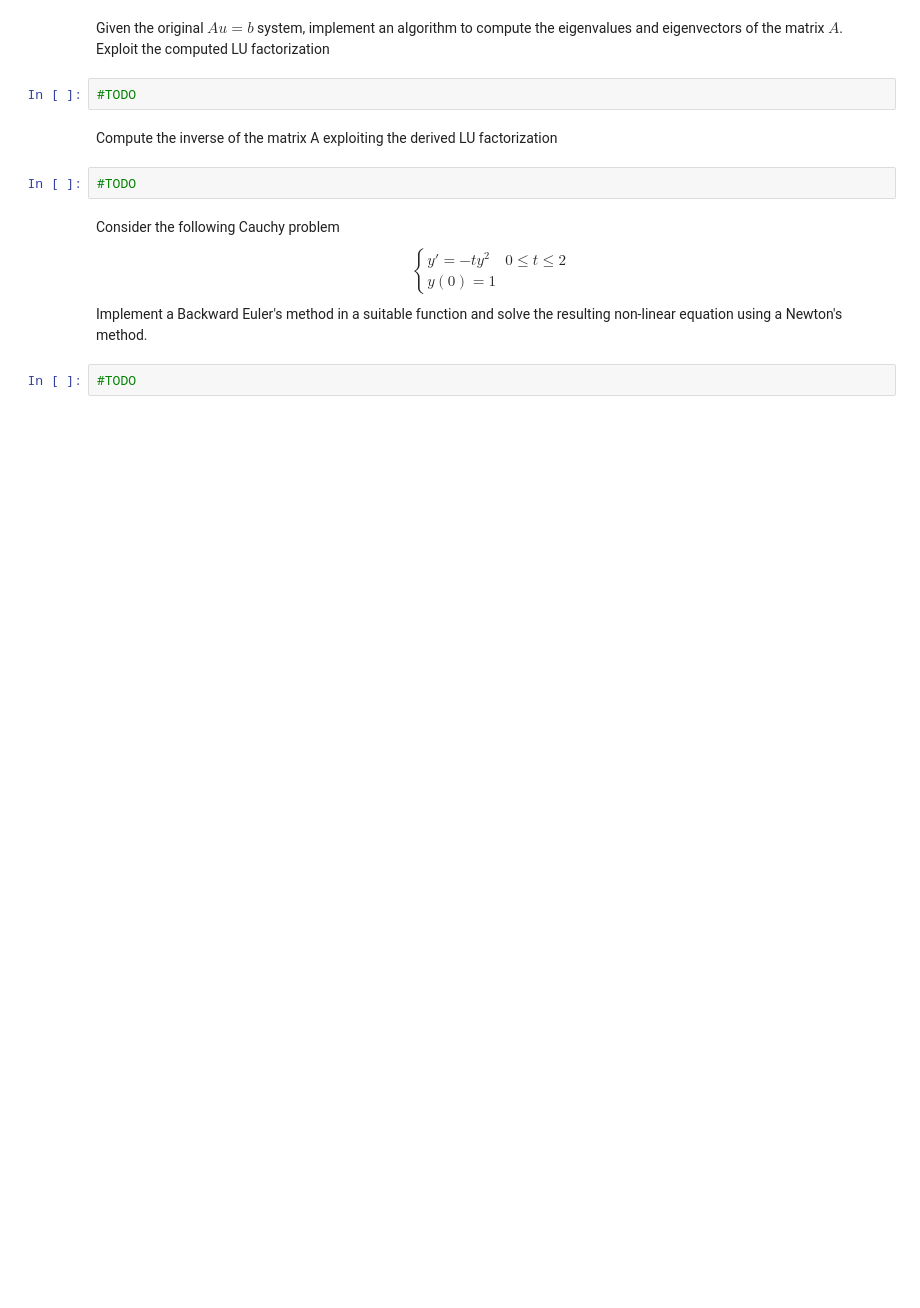
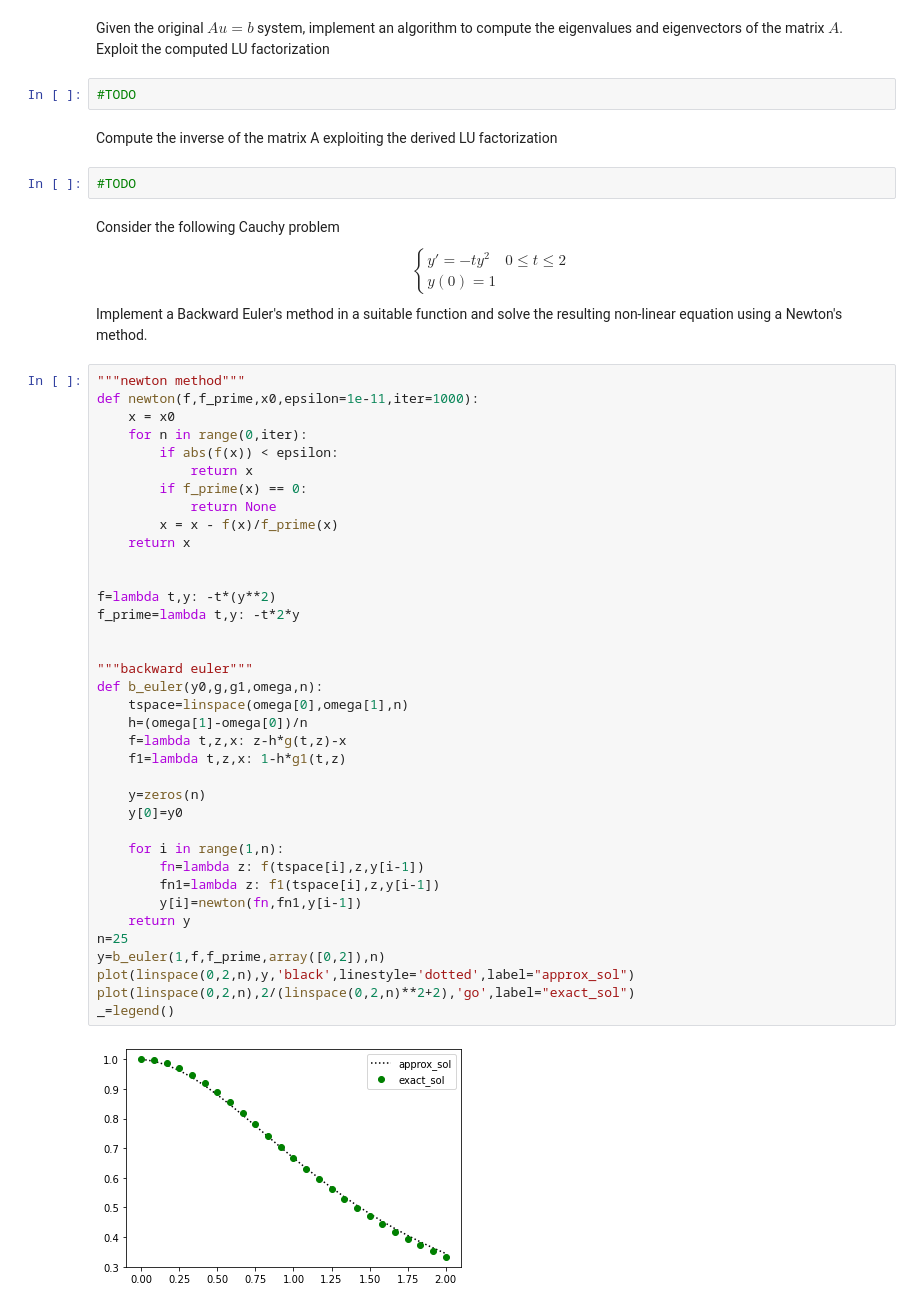
Before and after one commit to hasanictp/numerical-analysis-2021-2022, a Jupyter notebook: FinalProject_2021_2022.ipynb, the cells around one changed output. Cells and saved outputs as stored; diff of their text form; blank space fills up the shorter version.

```diff
--- a/FinalProject_2021_2022.ipynb
+++ b/FinalProject_2021_2022.ipynb
@@ -131,4 +310,41 @@ y(0) = 1
 $$
 Implement a Backward Euler's method in a suitable function and solve the resulting non-linear equation using a Newton's method.
 # %%
-#TODO
+"""newton method"""
+def newton(f,f_prime,x0,epsilon=1e-11,iter=1000):
+    x = x0
+    for n in range(0,iter):
+        if abs(f(x)) < epsilon:
+            return x
+        if f_prime(x) == 0:
+            return None
+        x = x - f(x)/f_prime(x)
+    return x
+
+
+f=lambda t,y: -t*(y**2)
+f_prime=lambda t,y: -t*2*y
+
+
+"""backward euler"""
+def b_euler(y0,g,g1,omega,n):
+    tspace=linspace(omega[0],omega[1],n)
+    h=(omega[1]-omega[0])/n
+    f=lambda t,z,x: z-h*g(t,z)-x
+    f1=lambda t,z,x: 1-h*g1(t,z)
+
+    y=zeros(n)
+    y[0]=y0
+
+    for i in range(1,n):
+        fn=lambda z: f(tspace[i],z,y[i-1])
+        fn1=lambda z: f1(tspace[i],z,y[i-1])
+        y[i]=newton(fn,fn1,y[i-1])
+    return y
+n=25
+y=b_euler(1,f,f_prime,array([0,2]),n)
+plot(linspace(0,2,n),y,'black',linestyle='dotted',label="approx_sol")
+plot(linspace(0,2,n),2/(linspace(0,2,n)**2+2),'go',label="exact_sol")
+_=legend()
+# %% [output]
+[figure, added]
```
Also changed, not shown: parts of 11 cells of this notebook.
